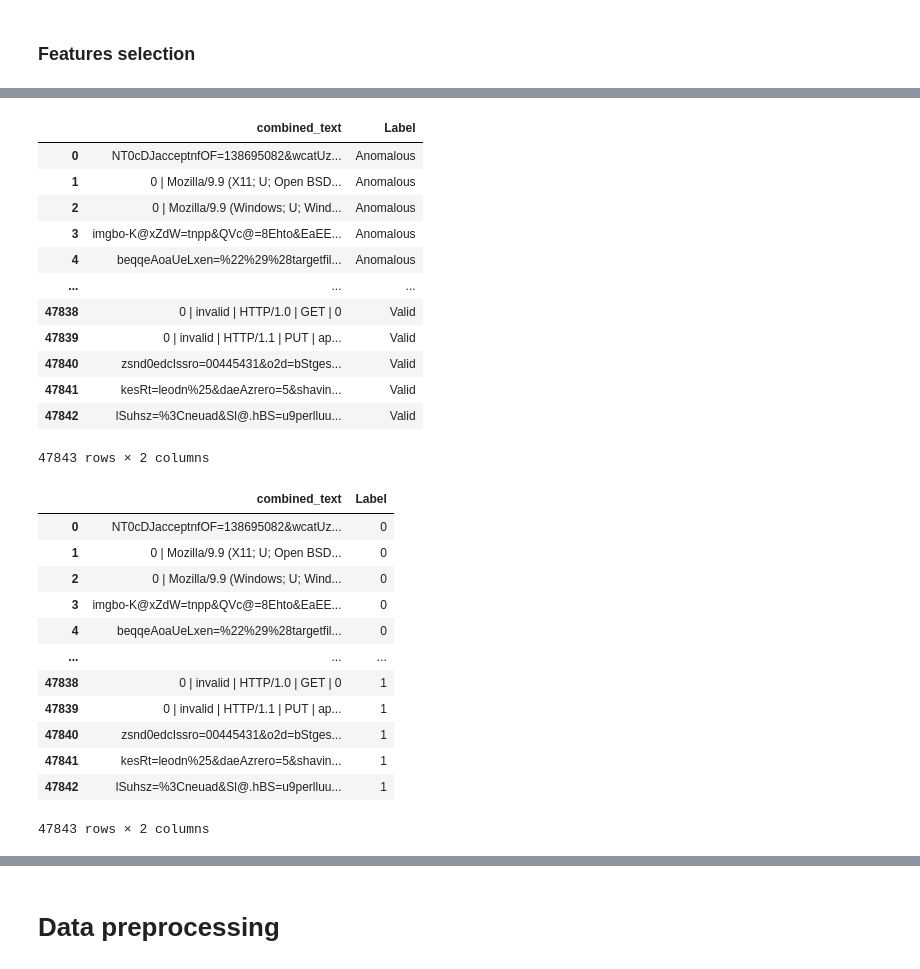
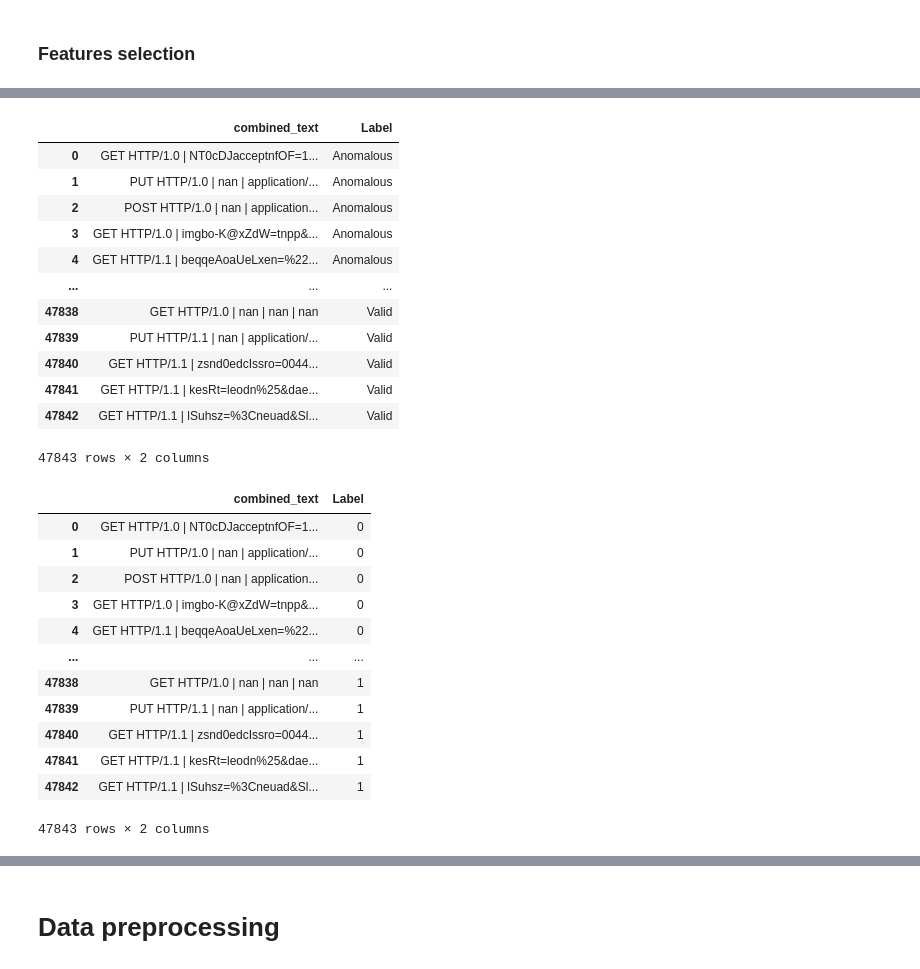
Before and after one commit to zhugez/LTIntruderDetection, a Jupyter notebook: index.ipynb, the cells around one changed output, grey strips where cells are left out. Cells and saved outputs as stored; diff of their text form; code cells hidden in the pictures.

```diff
--- a/index.ipynb
+++ b/index.ipynb
@@ -165,7 +196,7 @@ df_no_outliers.to_csv("data_no_outliers.csv", index=False)
 # %% [markdown]
 ### Features selection
 # %%
-data = pd.read_csv("data_cleaned.csv")
+data = pd.read_csv("data_no_outliers.csv")
 data
 # %% [output]
 |  | Label | Method | Host-Header | Connection | Accept | Accept-Charset | Accept-Language | Cache-control | ... |
@@ -183,5 +214,5 @@ data
 47843 rows × 13 columns
 # %%
-newData = data[["POST-Data", "GET-Query","User-Agent","Host-Header","Method","Content-Type","Label"]]
+newData = data[["POST-Data", "GET-Query","Host-Header","Method","Content-Type","Label"]]
 newData
 # %% [output]
@@ -224,7 +255,6 @@ newData
 # Encode the categorical features
 newData["POST-Data"] = label_encoder.fit_transform(newData["POST-Data"].astype(str))
 newData["GET-Query"] = label_encoder.fit_transform(newData["GET-Query"].astype(str))
-newData["User-Agent"] = label_encoder.fit_transform(newData["User-Agent"].astype(str))
 newData["Host-Header"] = label_encoder.fit_transform(newData["Host-Header"].astype(str))
 newData["Method"] = label_encoder.fit_transform(newData["Method"].astype(str))
 newData["Content-Type"] = label_encoder.fit_transform(newData["Content-Type"].astype(str))
@@ -281 +312,4 @@ data
 47843 rows × 6 columns
+# %%
+data['Method_httpversion'] = data['Method'] + " " + data['Host-Header']
+data
@@ -282,28 +330,26 @@ data
 # %%
 def concatenate_features(row):
-    return f"{row['GET-Query']} | {row['User-Agent']} | {row['Host-Header']} | {row['Method']} | {row['Content-Type']}"
+    return f"{row['Method_httpversion']} | {row['GET-Query']} | {row['Content-Type']} | {row['POST-Data']}"
 
-# Create interaction terms
-data['Method_ContentType'] = data['Method'] + "_" + data['Content-Type']
-
-# Apply the concatenation
-data['combined_text'] = data[selected_features].apply(concatenate_features, axis=1)
+data['combined_text'] = data.apply(concatenate_features, axis=1)
+data = data.drop(columns=['Method'])
+data = data.drop(columns=['Host-Header'])
 
 data = data[['combined_text','Label']]
 data
 # %% [output]
 |  | combined_text | Label |
-| 0 | NT0cDJacceptnfOF=138695082&wcatUz... | Anomalous |
-| 1 | 0 | Mozilla/9.9 (X11; U; Open BSD... | Anomalous |
-| 2 | 0 | Mozilla/9.9 (Windows; U; Wind... | Anomalous |
-| 3 | imgbo-K@xZdW=tnpp&QVc@=8Ehto&EaEE... | Anomalous |
-| 4 | beqqeAoaUeLxen=%22%29%28targetfil... | Anomalous |
+| 0 | GET HTTP/1.0 | NT0cDJacceptnfOF=1... | Anomalous |
+| 1 | PUT HTTP/1.0 | nan | application/... | Anomalous |
+| 2 | POST HTTP/1.0 | nan | application... | Anomalous |
+| 3 | GET HTTP/1.0 | imgbo-K@xZdW=tnpp&... | Anomalous |
+| 4 | GET HTTP/1.1 | beqqeAoaUeLxen=%22... | Anomalous |
 | ... | ... | ... |
-| 47838 | 0 | invalid | HTTP/1.0 | GET | 0 | Valid |
-| 47839 | 0 | invalid | HTTP/1.1 | PUT | ap... | Valid |
-| 47840 | zsnd0edcIssro=00445431&o2d=bStges... | Valid |
-| 47841 | kesRt=leodn%25&daeAzrero=5&shavin... | Valid |
-| 47842 | lSuhsz=%3Cneuad&Sl@.hBS=u9perlluu... | Valid |
+| 47838 | GET HTTP/1.0 | nan | nan | nan | Valid |
+| 47839 | PUT HTTP/1.1 | nan | application/... | Valid |
+| 47840 | GET HTTP/1.1 | zsnd0edcIssro=0044... | Valid |
+| 47841 | GET HTTP/1.1 | kesRt=leodn%25&dae... | Valid |
+| 47842 | GET HTTP/1.1 | lSuhsz=%3Cneuad&Sl... | Valid |
 47843 rows × 2 columns
 # %%
 from sklearn.preprocessing import LabelEncoder
@@ -313,17 +359,17 @@ data["Label"] = le.fit_transform(data["Label"])
 data
 # %% [output]
 |  | combined_text | Label |
-| 0 | NT0cDJacceptnfOF=138695082&wcatUz... | 0 |
-| 1 | 0 | Mozilla/9.9 (X11; U; Open BSD... | 0 |
-| 2 | 0 | Mozilla/9.9 (Windows; U; Wind... | 0 |
-| 3 | imgbo-K@xZdW=tnpp&QVc@=8Ehto&EaEE... | 0 |
-| 4 | beqqeAoaUeLxen=%22%29%28targetfil... | 0 |
+| 0 | GET HTTP/1.0 | NT0cDJacceptnfOF=1... | 0 |
+| 1 | PUT HTTP/1.0 | nan | application/... | 0 |
+| 2 | POST HTTP/1.0 | nan | application... | 0 |
+| 3 | GET HTTP/1.0 | imgbo-K@xZdW=tnpp&... | 0 |
+| 4 | GET HTTP/1.1 | beqqeAoaUeLxen=%22... | 0 |
 | ... | ... | ... |
-| 47838 | 0 | invalid | HTTP/1.0 | GET | 0 | 1 |
-| 47839 | 0 | invalid | HTTP/1.1 | PUT | ap... | 1 |
-| 47840 | zsnd0edcIssro=00445431&o2d=bStges... | 1 |
-| 47841 | kesRt=leodn%25&daeAzrero=5&shavin... | 1 |
-| 47842 | lSuhsz=%3Cneuad&Sl@.hBS=u9perlluu... | 1 |
+| 47838 | GET HTTP/1.0 | nan | nan | nan | 1 |
+| 47839 | PUT HTTP/1.1 | nan | application/... | 1 |
+| 47840 | GET HTTP/1.1 | zsnd0edcIssro=0044... | 1 |
+| 47841 | GET HTTP/1.1 | kesRt=leodn%25&dae... | 1 |
+| 47842 | GET HTTP/1.1 | lSuhsz=%3Cneuad&Sl... | 1 |
 47843 rows × 2 columns
 # %%
 def preprocess_request(request):
```
Also changed, not shown: parts of 31 cells of this notebook, 3 other files.
